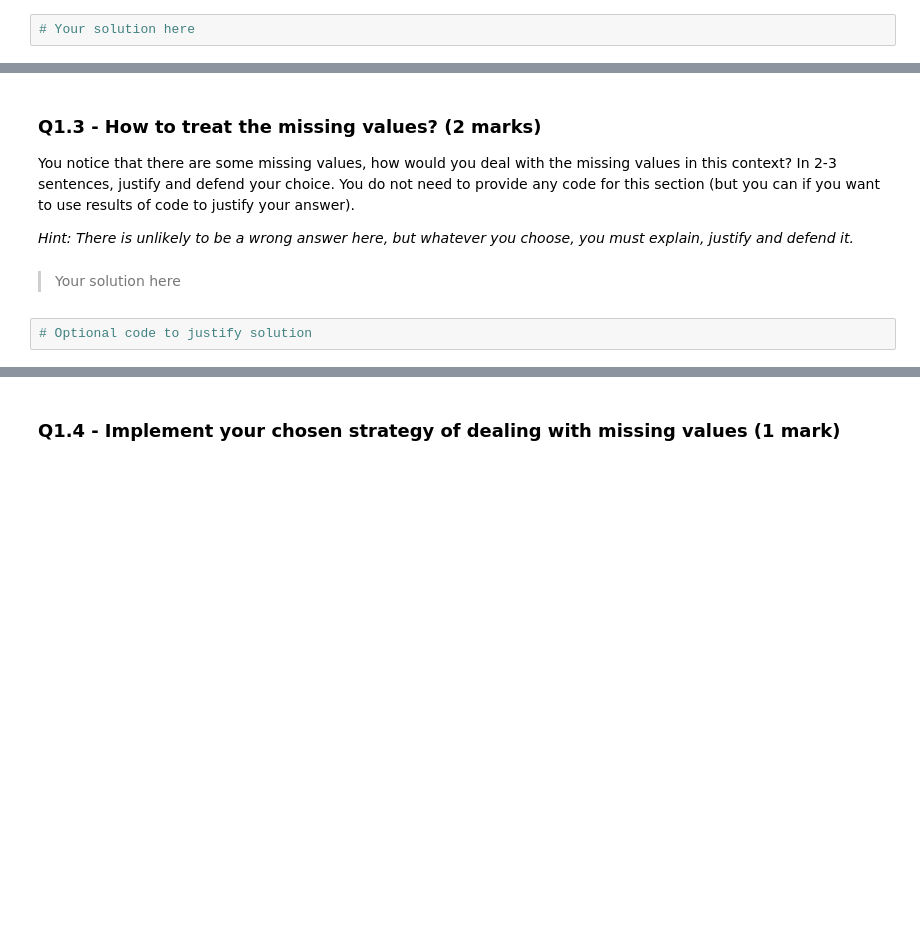
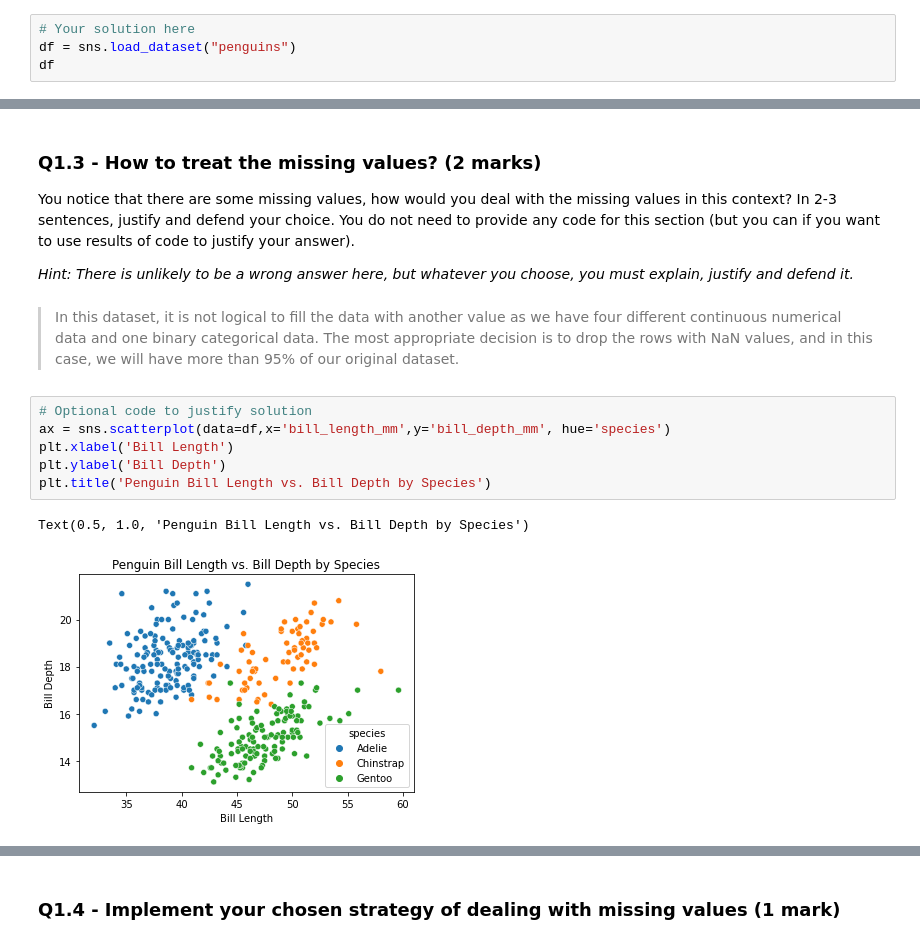
Before and after one commit to josepena97/DATA301Test, a Jupyter notebook: Exam.ipynb, the cells around one changed output, grey strips where cells are left out. Saved outputs shown, nothing was run; the diff lists cells and outputs as text; blank space fills up the shorter version.

```diff
--- a/Exam.ipynb
+++ b/Exam.ipynb
@@ -25,3 +29,5 @@ The penguins dataset needs no further introduction.
 *Hint: You must use seaborn.load_dataset for full marks.*
 # %%
 # Your solution here
+df = sns.load_dataset("penguins")
+df
@@ -48,7 +78,14 @@ dtype: int64
 You notice that there are some missing values, how would you deal with the missing values in this context? In 2-3 sentences, justify and defend your choice. You do not need to provide any code for this section (but you can if you want to use results of code to justify your answer).
 
 *Hint: There is unlikely to be a wrong answer here, but whatever you choose, you must explain, justify and defend it.*
-# %% [markdown]
-> Your solution here
-# %%
-# Optional code to justify solution
+# %% [markdown]
+> In this dataset, it is not logical to fill the data with another value as we have four different continuous numerical data and one binary categorical data. The most appropriate decision is to drop the rows with NaN values, and in this case, we will have more than 95% of our original dataset.
+# %%
+# Optional code to justify solution
+ax = sns.scatterplot(data=df,x='bill_length_mm',y='bill_depth_mm', hue='species')
+plt.xlabel('Bill Length')
+plt.ylabel('Bill Depth')
+plt.title('Penguin Bill Length vs. Bill Depth by Species')
+# %% [output]
+Text(0.5, 1.0, 'Penguin Bill Length vs. Bill Depth by Species')
+[figure, added]
```
Also changed, not shown: parts of 7 cells of this notebook.
